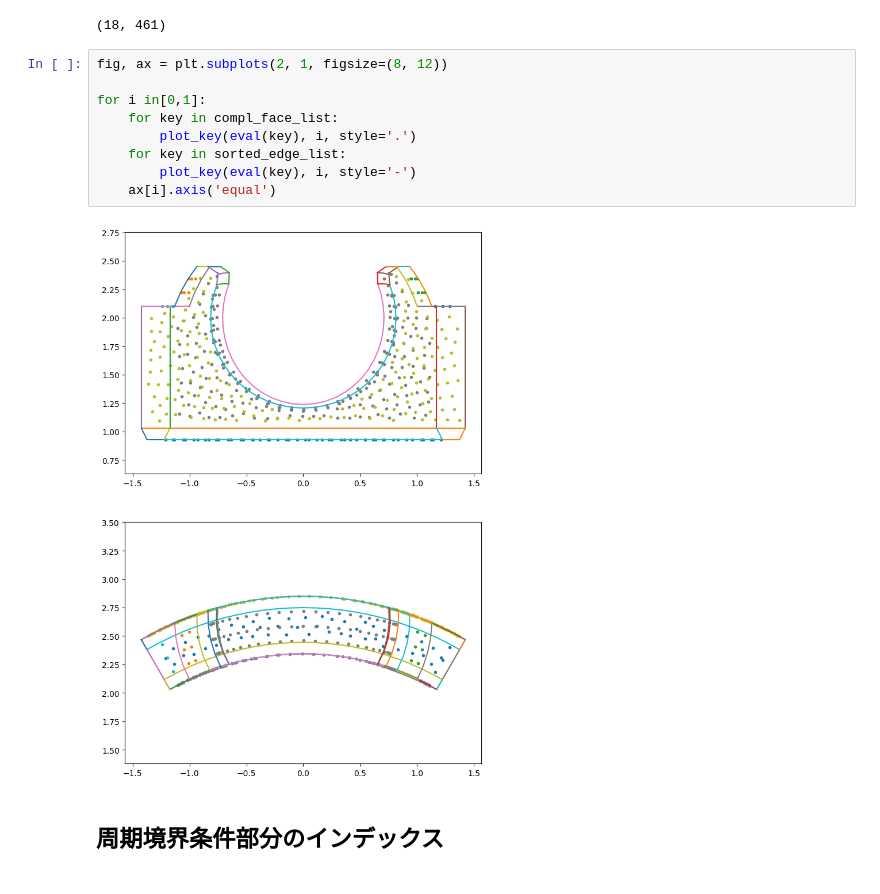
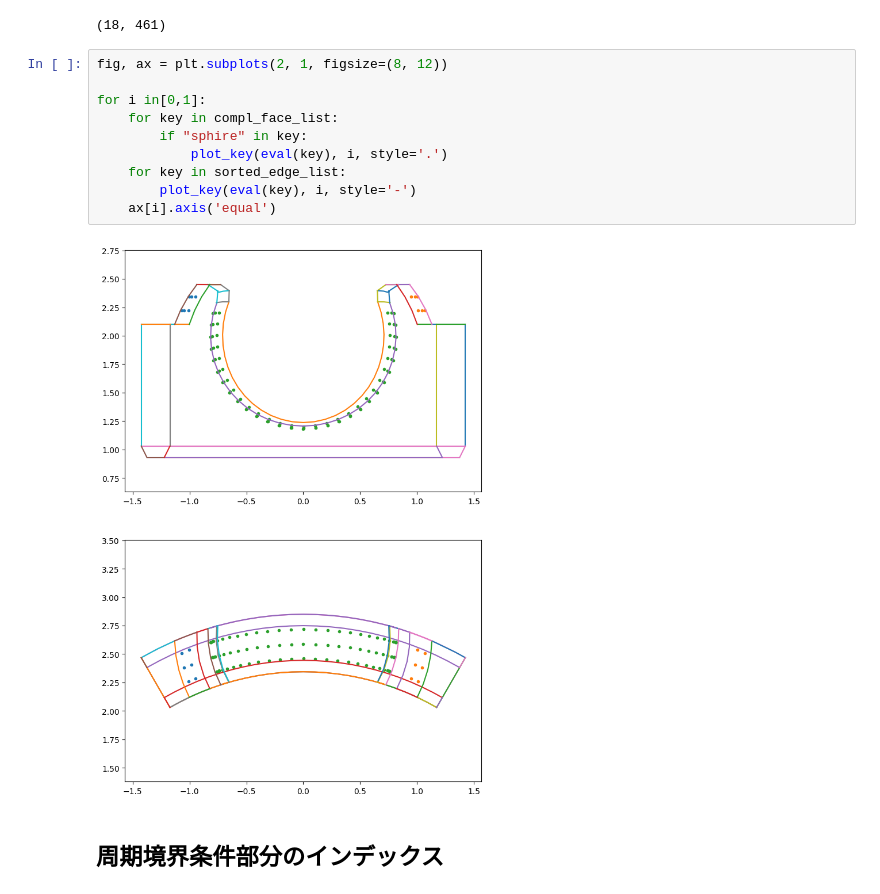
Before and after one commit to gyakusu/Mophing, a Jupyter notebook: python/BearingMakeList.ipynb, the cells around one changed output. Cells and saved outputs as stored; diff of their text form.

```diff
--- a/python/BearingMakeList.ipynb
+++ b/python/BearingMakeList.ipynb
@@ -430,14 +430,15 @@ sphire_compl (87, 3)
 # %%
 fig, ax = plt.subplots(2, 1, figsize=(8, 12))
 
 for i in[0,1]:
     for key in compl_face_list:
-        plot_key(eval(key), i, style='.')
+        if "sphire" in key:
+            plot_key(eval(key), i, style='.')
     for key in sorted_edge_list:
         plot_key(eval(key), i, style='-')
     ax[i].axis('equal')
 # %% [output]
-[figure, old version]
+[figure, new version]
 # %% [markdown]
 ## 周期境界条件部分のインデックス
 # %%
```
Also changed, not shown: 4 other files.
